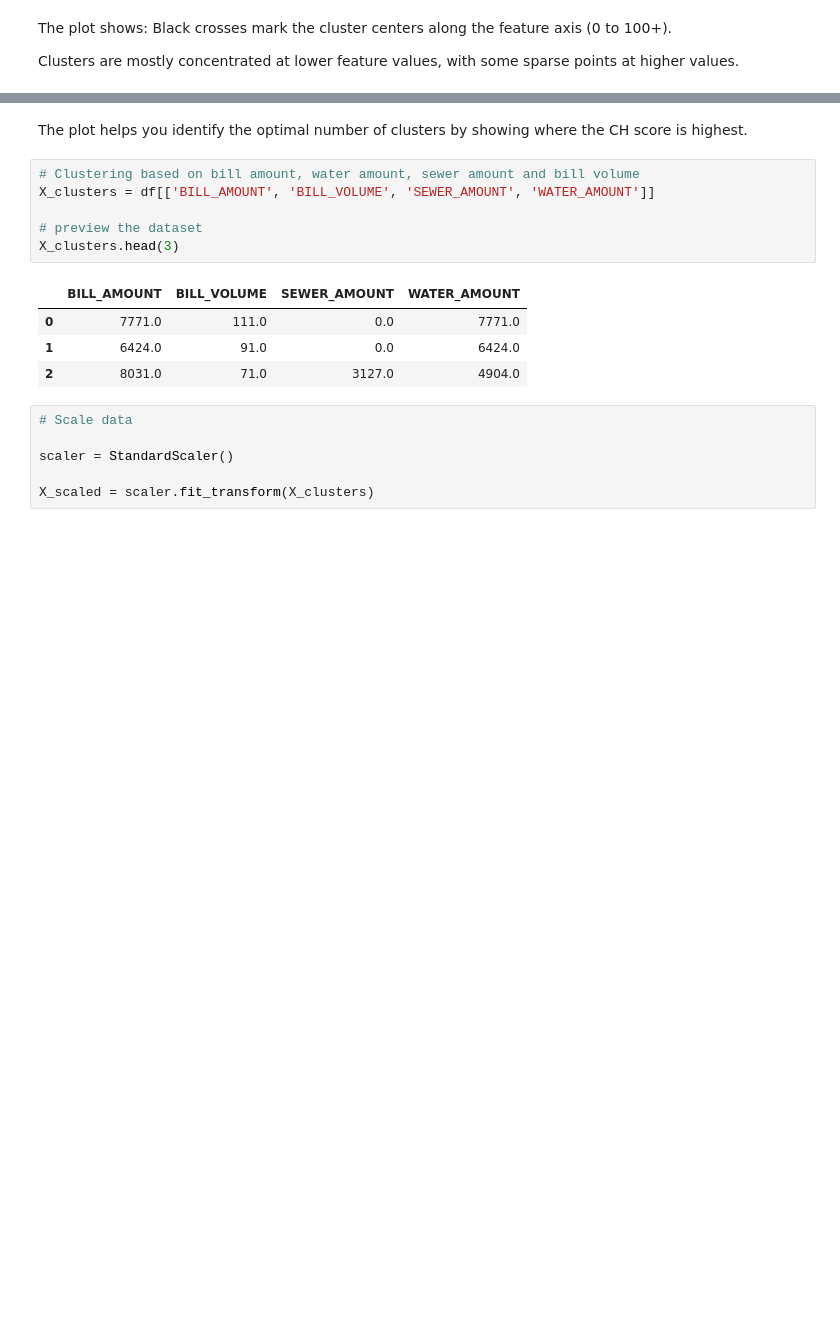
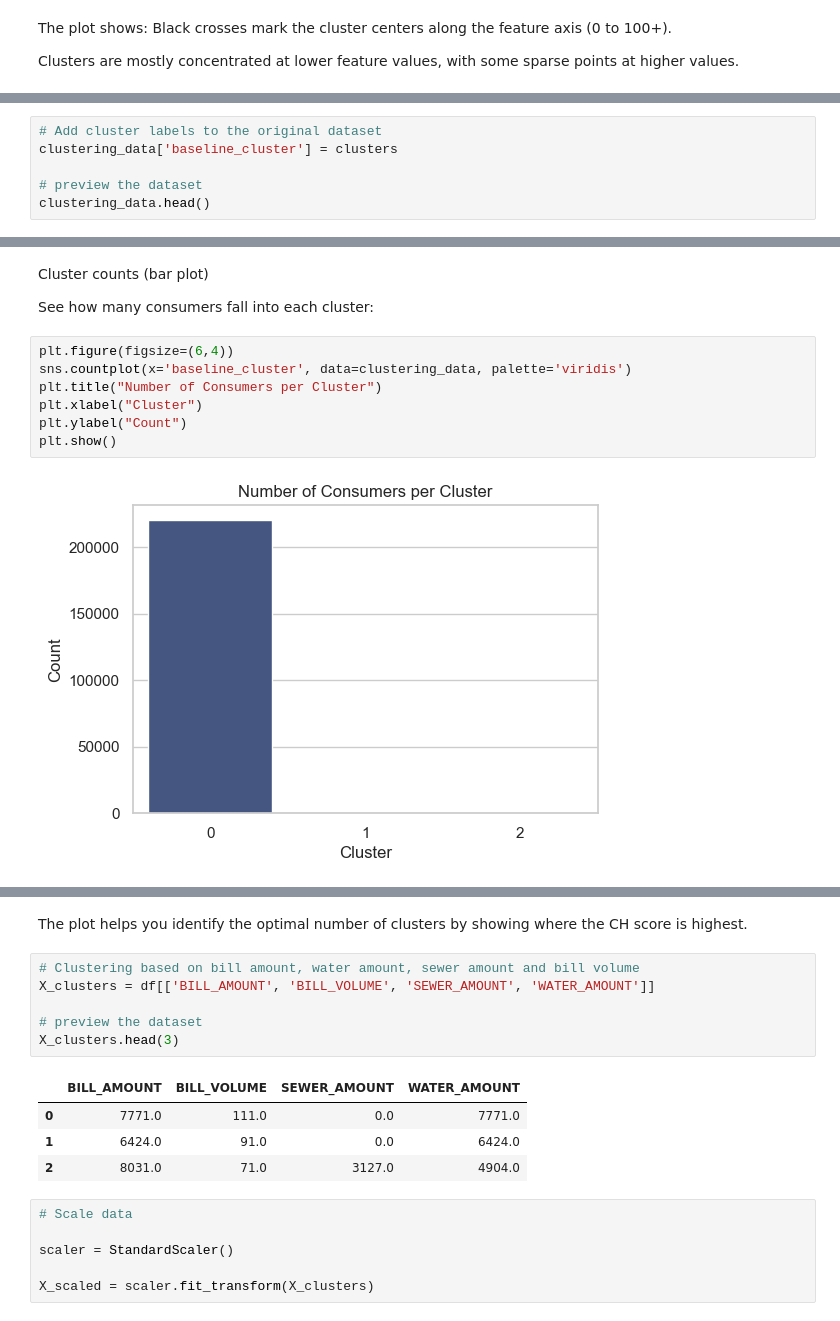
Before and after one commit to Assesa44/water-loss-reduction-through-smart-metering, a Jupyter notebook: Notebooks/Exploratory/clustering.ipynb, the cells around one changed output, grey strips where cells are left out. Saved outputs shown, nothing was run; the diff lists cells and outputs as text; blank space fills up the shorter version.

```diff
--- a/Notebooks/Exploratory/clustering.ipynb
+++ b/Notebooks/Exploratory/clustering.ipynb
@@ -250,0 +281,6 @@ Clusters are mostly concentrated at lower feature values, with some sparse point
+# %%
+# Add cluster labels to the original dataset
+clustering_data['baseline_cluster'] = clusters
+
+# preview the dataset
+clustering_data.head()
@@ -250,0 +328,13 @@ Clusters are mostly concentrated at lower feature values, with some sparse point
+# %% [markdown]
+Cluster counts (bar plot)
+
+See how many consumers fall into each cluster:
+# %%
+plt.figure(figsize=(6,4))
+sns.countplot(x='baseline_cluster', data=clustering_data, palette='viridis')
+plt.title("Number of Consumers per Cluster")
+plt.xlabel("Cluster")
+plt.ylabel("Count")
+plt.show()
+# %% [output]
+[figure, added]
```
Also changed, not shown: parts of 37 cells of this notebook.
